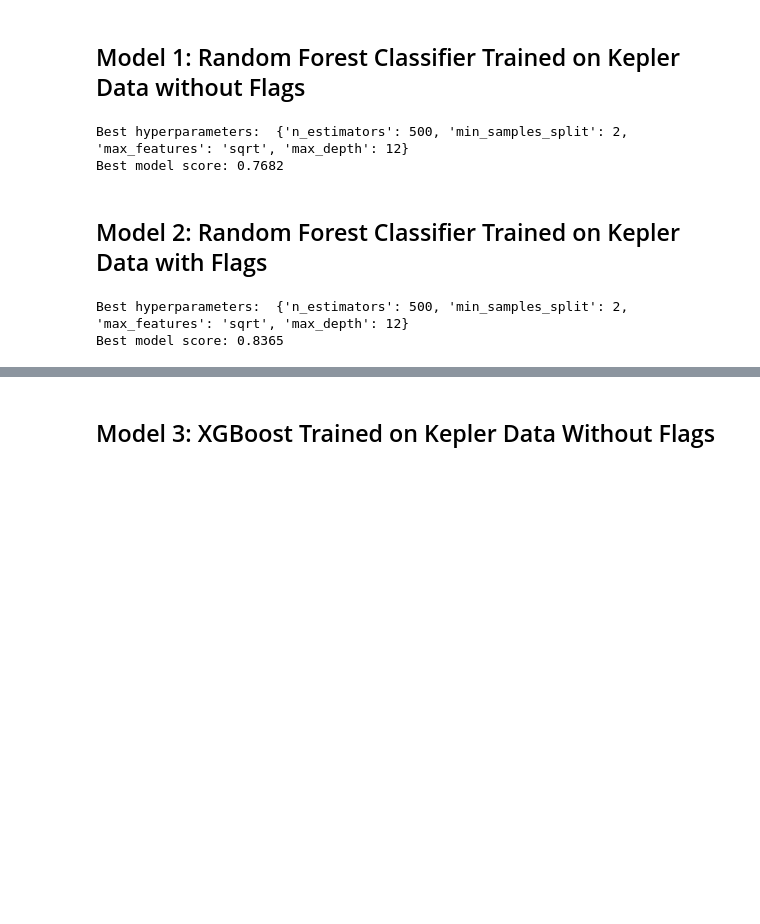
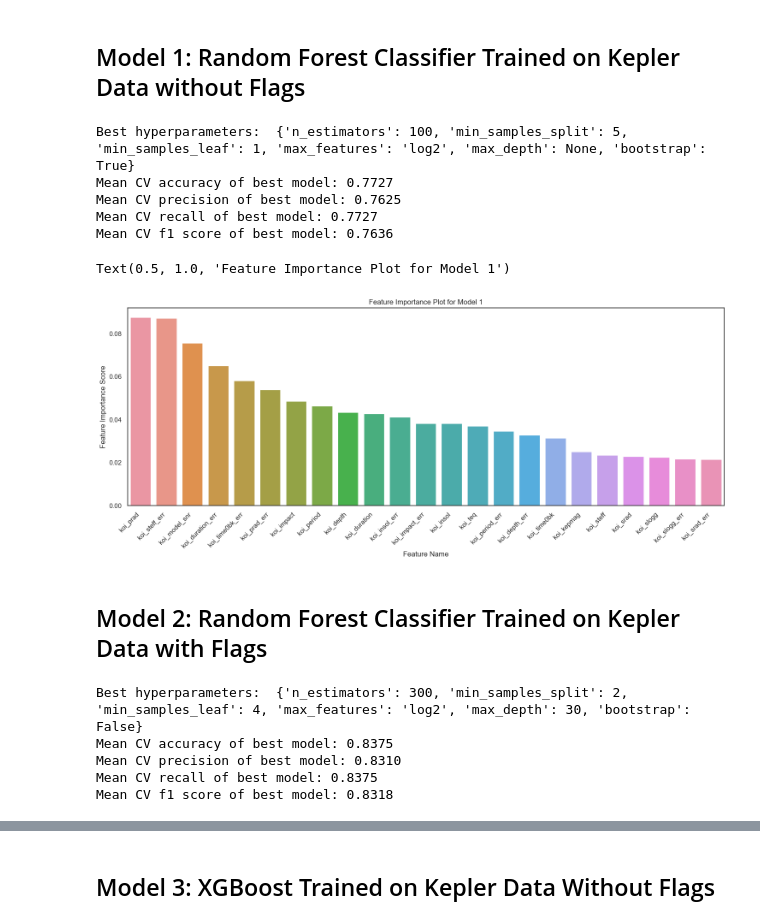
Before and after one commit to lily-swan/DS-9000-project, a Jupyter notebook: analysis.ipynb, the cells around one changed output, grey strips where cells are left out. Drawn from its saved outputs; the diff is of its cells as text; code cells hidden in the pictures; blank space fills up the shorter version.

Commit message:
hyperparameters grid set up

```diff
--- a/analysis.ipynb
+++ b/analysis.ipynb
@@ -692,11 +714,20 @@ X_test_no_flag = X_test.drop(kepler_flags, axis=1)
 # TODO: set up param grid for RandomizedSearchCV
 # Determine which parameters to optimize over which space
 # We can use the same param grid for both RandomForests that we train
+# rf_param_grid = {
+#    "n_estimators": [500],
+#    "max_depth": [12],
+#    "min_samples_split": [2],
+#    "max_features": ["sqrt"],
+# }
+
 rf_param_grid = {
-    "n_estimators": [500],
-    "max_depth": [12],
-    "min_samples_split": [2],
-    "max_features": ["sqrt"],
+    "n_estimators": [100, 300, 500],
+    "max_depth": [None, 10, 20, 30],
+    "min_samples_split": [2, 5, 10],
+    "min_samples_leaf": [1, 2, 4],
+    "max_features": ["sqrt", "log2"],
+    "bootstrap": [True, False],
 }
 
 # Use 5-fold cross validation to determine optimal params
@@ -721,8 +752,28 @@ print(f"Best model score: {rf_no_flags_cv.best_score_:.4f}")
 # Use this best model to evaluate on the test data
 rf_no_flags_model = rf_no_flags_cv.best_estimator_
 # %% [output]
-Best hyperparameters:  {'n_estimators': 500, 'min_samples_split': 2, 'max_features': 'sqrt', 'max_depth': 12}
-Best model score: 0.7682
+Best hyperparameters:  {'n_estimators': 100, 'min_samples_split': 5, 'min_samples_leaf': 1, 'max_features': 'log2', 'max_depth': None, 'bootstrap': True}
+Mean CV accuracy of best model: 0.7727
+Mean CV precision of best model: 0.7625
+Mean CV recall of best model: 0.7727
+Mean CV f1 score of best model: 0.7636
+# %%
+# Create a feature importance plot for the best model
+feature_importances = rf_no_flags_model.feature_importances_
+feature_names = X_train_no_flag.columns
+
+feature_importance_series = pd.Series(feature_importances, index=feature_names)
+feature_importance_series.sort_values(ascending=False, inplace=True)
+
+plt.figure(figsize=(18, 6))
+sns.barplot(y=feature_importance_series.values, x=feature_importance_series.index)
+plt.xticks(rotation=45, ha="right")
+plt.xlabel("Feature Name")
+plt.ylabel("Feature Importance Score")
+plt.title("Feature Importance Plot for Model 1")
+# %% [output]
+Text(0.5, 1.0, 'Feature Importance Plot for Model 1')
+[figure, added]
 # %% [markdown]
 ## Model 2: Random Forest Classifier Trained on Kepler Data with Flags
 # %%
@@ -748,5 +799,8 @@ print(f"Best model score: {rf_with_flags_cv.best_score_:.4f}")
 # Use this best model to evaluate on the test data
 rf_with_flags_model = rf_with_flags_cv.best_estimator_
 # %% [output]
-Best hyperparameters:  {'n_estimators': 500, 'min_samples_split': 2, 'max_features': 'sqrt', 'max_depth': 12}
-Best model score: 0.8365
+Best hyperparameters:  {'n_estimators': 300, 'min_samples_split': 2, 'min_samples_leaf': 4, 'max_features': 'log2', 'max_depth': 30, 'bootstrap': False}
+Mean CV accuracy of best model: 0.8375
+Mean CV precision of best model: 0.8310
+Mean CV recall of best model: 0.8375
+Mean CV f1 score of best model: 0.8318
```
Also changed, not shown: parts of 16 cells of this notebook.
